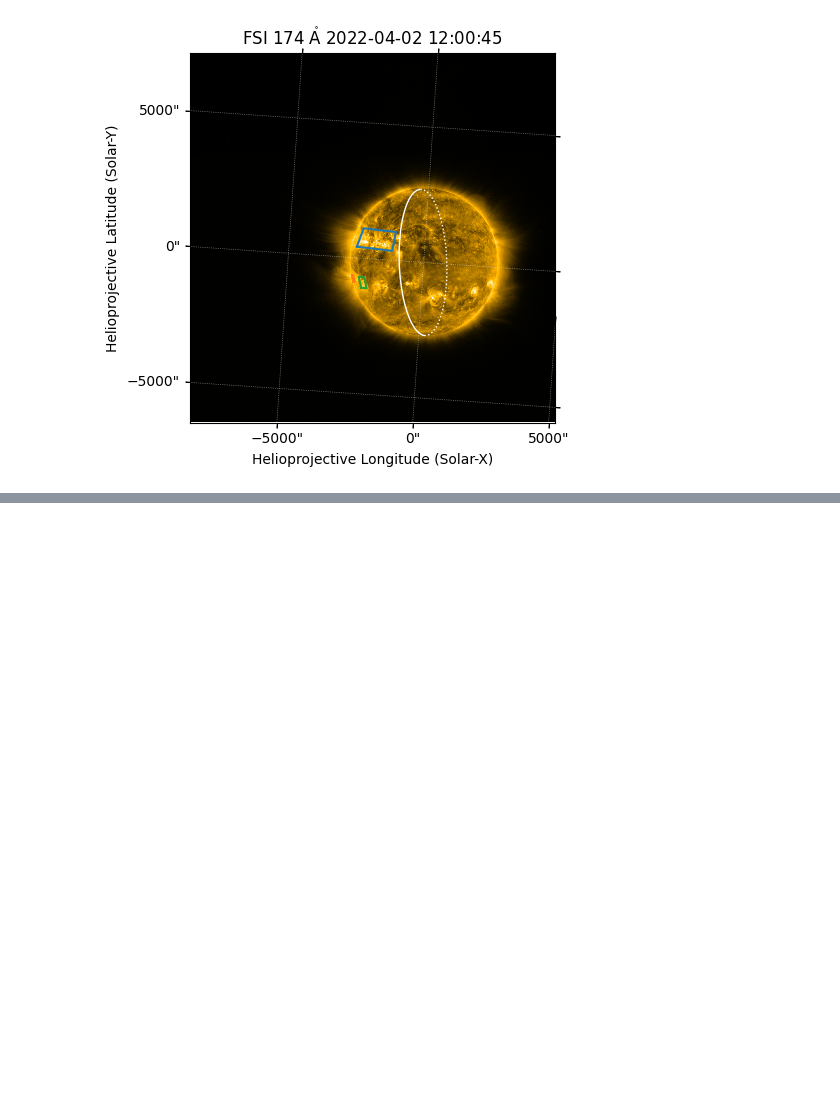
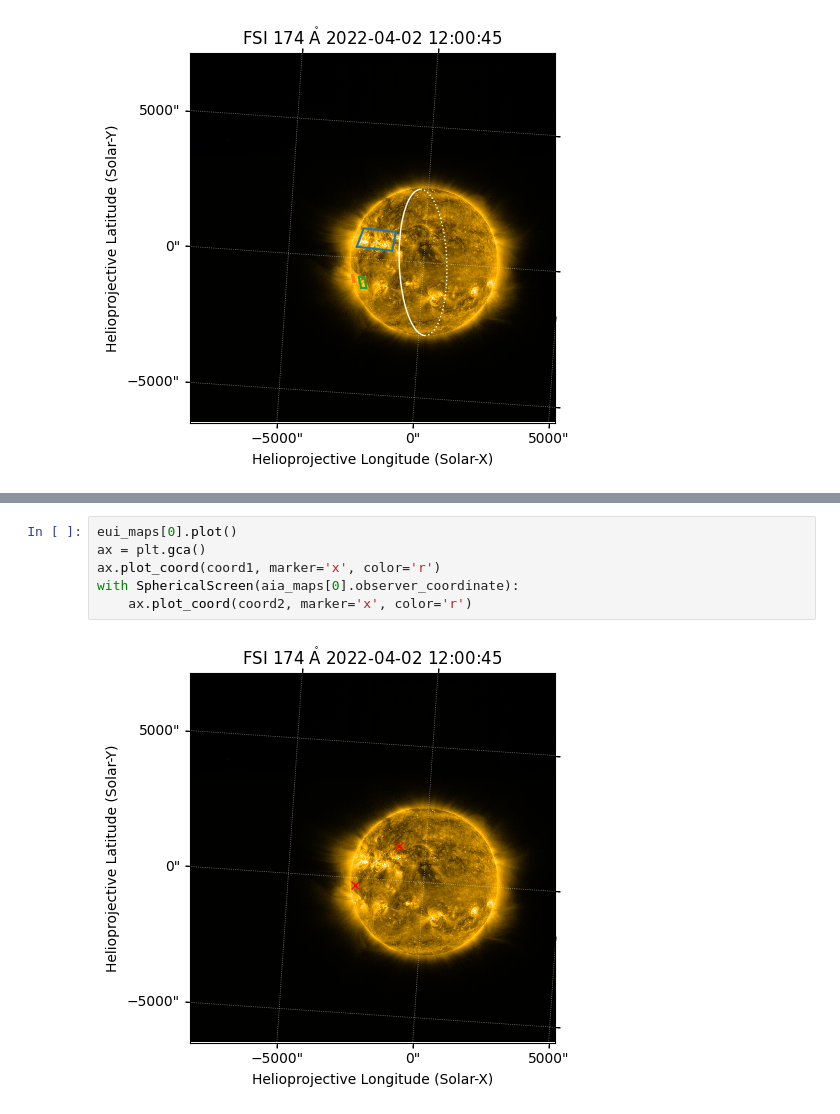
Before and after one commit to hayesla/ESPD_2026, a Jupyter notebook: 4_example_workflow.ipynb, the cells around one changed output, grey strips where cells are left out. Drawn from its saved outputs; the diff is of its cells as text; blank space fills up the shorter version.

```diff
--- a/4_example_workflow.ipynb
+++ b/4_example_workflow.ipynb
@@ -239,0 +280,8 @@ hmi_map.draw_limb()
+# %%
+eui_maps[0].plot()
+ax = plt.gca()
+ax.plot_coord(coord1, marker='x', color='r')
+with SphericalScreen(aia_maps[0].observer_coordinate):
+    ax.plot_coord(coord2, marker='x', color='r')
+# %% [output]
+[figure, added]
```
Also changed, not shown: parts of 23 cells of this notebook.
